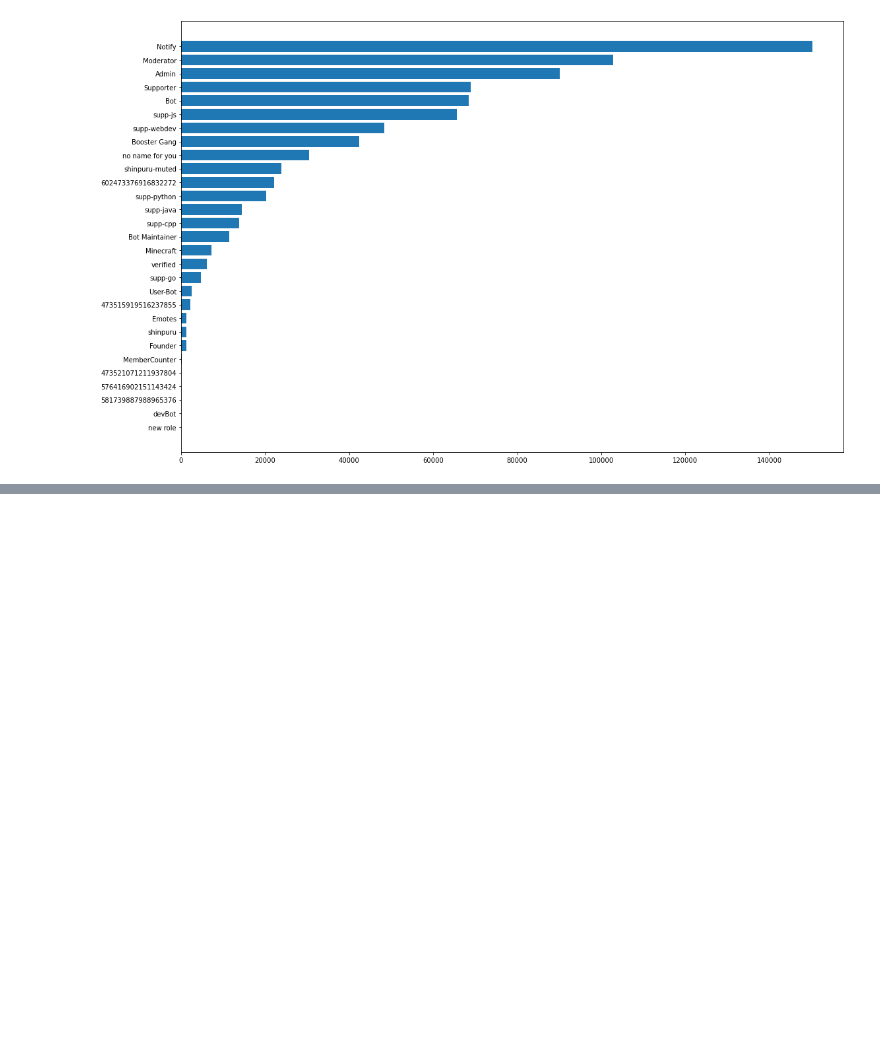
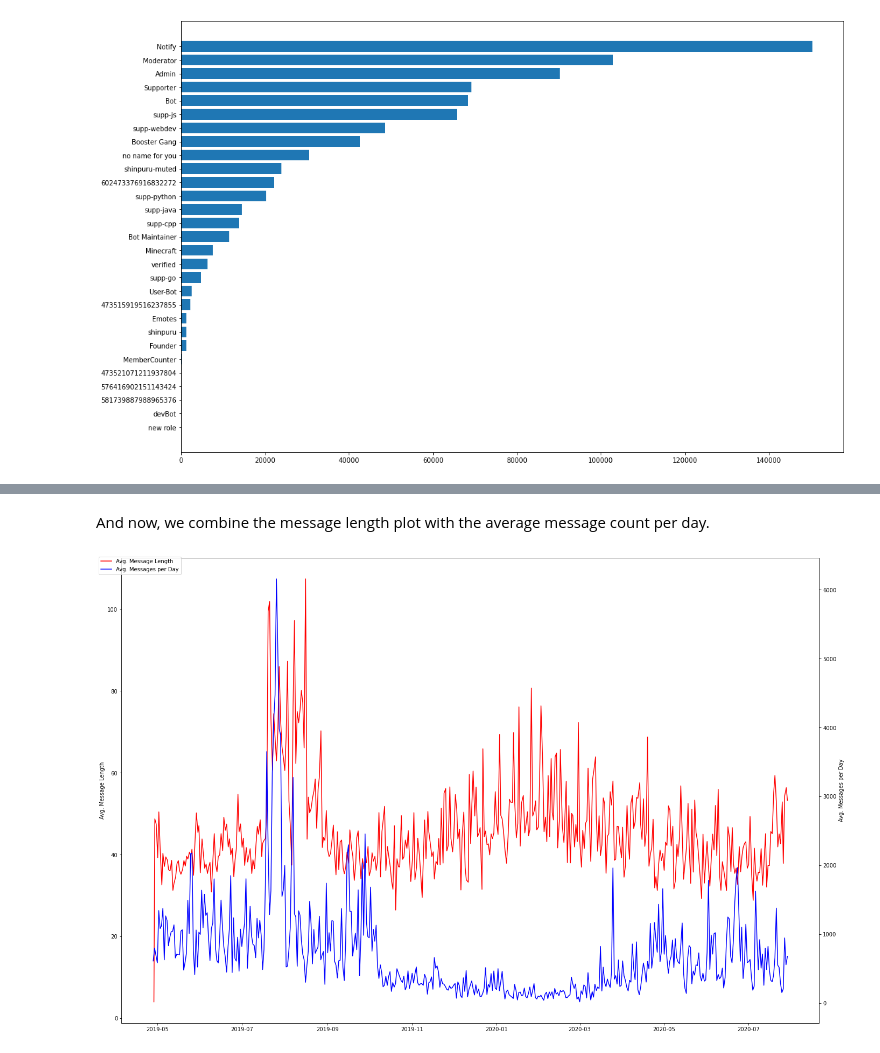
Before and after one commit to dev-schueppchen/kirby-results, a Jupyter notebook: Messages.ipynb, the cells around one changed output, grey strips where cells are left out. Cells and saved outputs as stored; diff of their text form; code cells hidden in the pictures; blank space fills up the shorter version.

```diff
--- a/Messages.ipynb
+++ b/Messages.ipynb
@@ -169,0 +194,24 @@ plt.show()
+# %% [markdown]
+And now, we combine the message length plot with the average message count per day.
+# %%
+x_msgs_pd = []
+y_msgs_pd = []
+
+for day, n in msgs_per_day.items():
+    x_msgs_pd.append(day)
+    y_msgs_pd.append(n)
+
+fig = plt.figure()
+ax1 = fig.add_axes([0,0,1,1])
+ax1.set_ylabel("Avg. Message Length")
+ax2 = ax1.twinx()
+ax2.set_ylabel("Avg. Messages per Day")
+
+ax1.plot(dates, lengths, 'r')
+ax2.plot(x_msgs_pd, y_msgs_pd, 'b')
+
+fig.legend(('Avg. Message Length', 'Avg. Messages per Day'), loc='upper left')
+
+plt.show()
+# %% [output]
+[figure, added]
```
Also changed, not shown: parts of 4 cells of this notebook, 1 other file.
